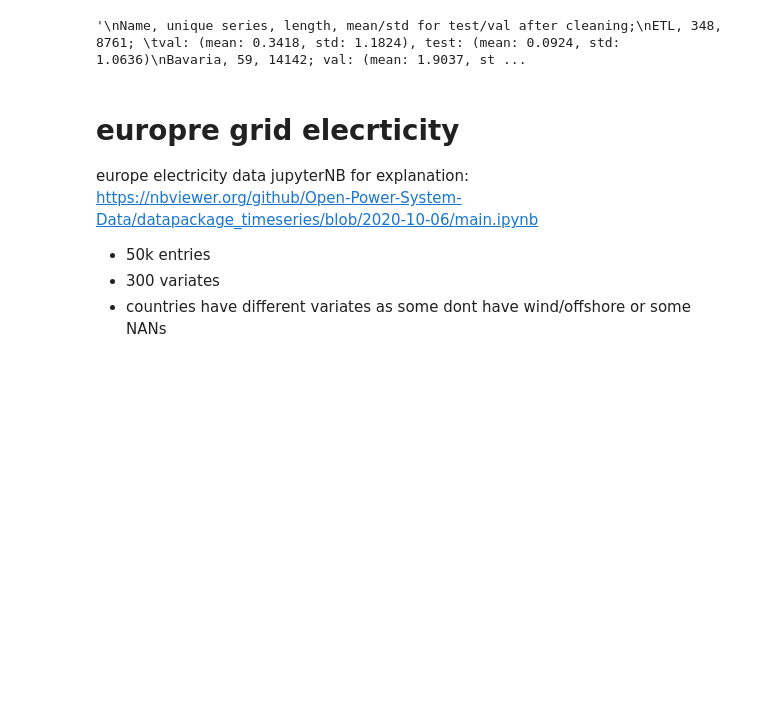
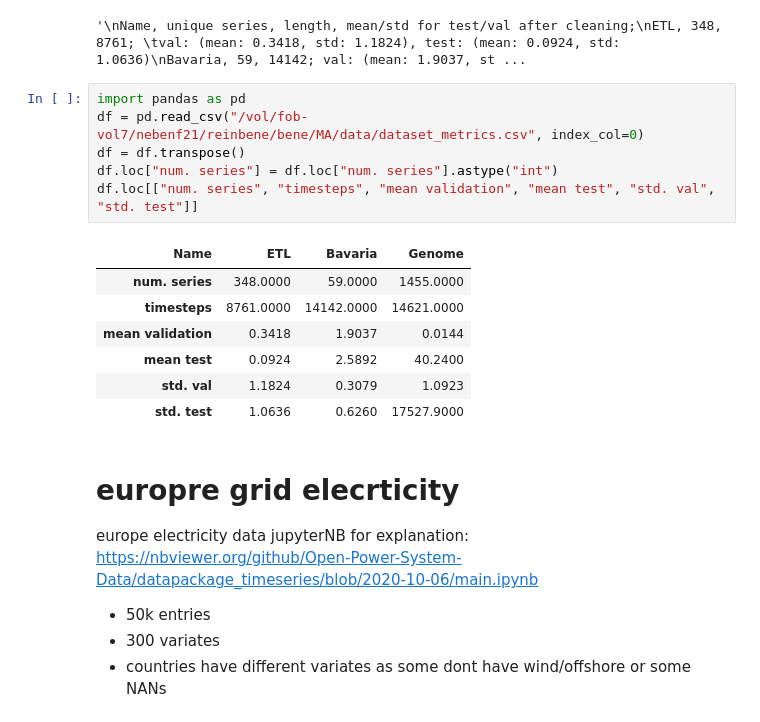
Before and after one commit to ben10ben/thesis, a Jupyter notebook: src/exploratory.ipynb, the cells around one changed output. Drawn from its saved outputs; the diff is of its cells as text; blank space fills up the shorter version.

```diff
--- a/src/exploratory.ipynb
+++ b/src/exploratory.ipynb
@@ -28,6 +28,20 @@ Genome, 1455,14621; val: (mean: 0.0144, std: 1.0923), test: (mean: 40.24, std: 1
 """
 # %% [output]
 '\nName, unique series, length, mean/std for test/val after cleaning;\nETL, 348, 8761; \tval: (mean: 0.3418, std: 1.1824), test: (mean: 0.0924, std: 1.0636)\nBavaria, 59, 14142; val: (mean: 1.9037, st ...
+# %%
+import pandas as pd
+df = pd.read_csv("/vol/fob-vol7/nebenf21/reinbene/bene/MA/data/dataset_metrics.csv", index_col=0)
+df = df.transpose()
+df.loc["num. series"] = df.loc["num. series"].astype("int")
+df.loc[["num. series", "timesteps", "mean validation", "mean test", "std. val", "std. test"]]
+# %% [output]
+| Name | ETL | Bavaria | Genome |
+| num. series | 348.0000 | 59.0000 | 1455.0000 |
+| timesteps | 8761.0000 | 14142.0000 | 14621.0000 |
+| mean validation | 0.3418 | 1.9037 | 0.0144 |
+| mean test | 0.0924 | 2.5892 | 40.2400 |
+| std. val | 1.1824 | 0.3079 | 1.0923 |
+| std. test | 1.0636 | 0.6260 | 17527.9000 |
 # %% [markdown]
 # europre grid elecrticity
 
```
Also changed, not shown: parts of 1 cell of this notebook, 10 other files.
